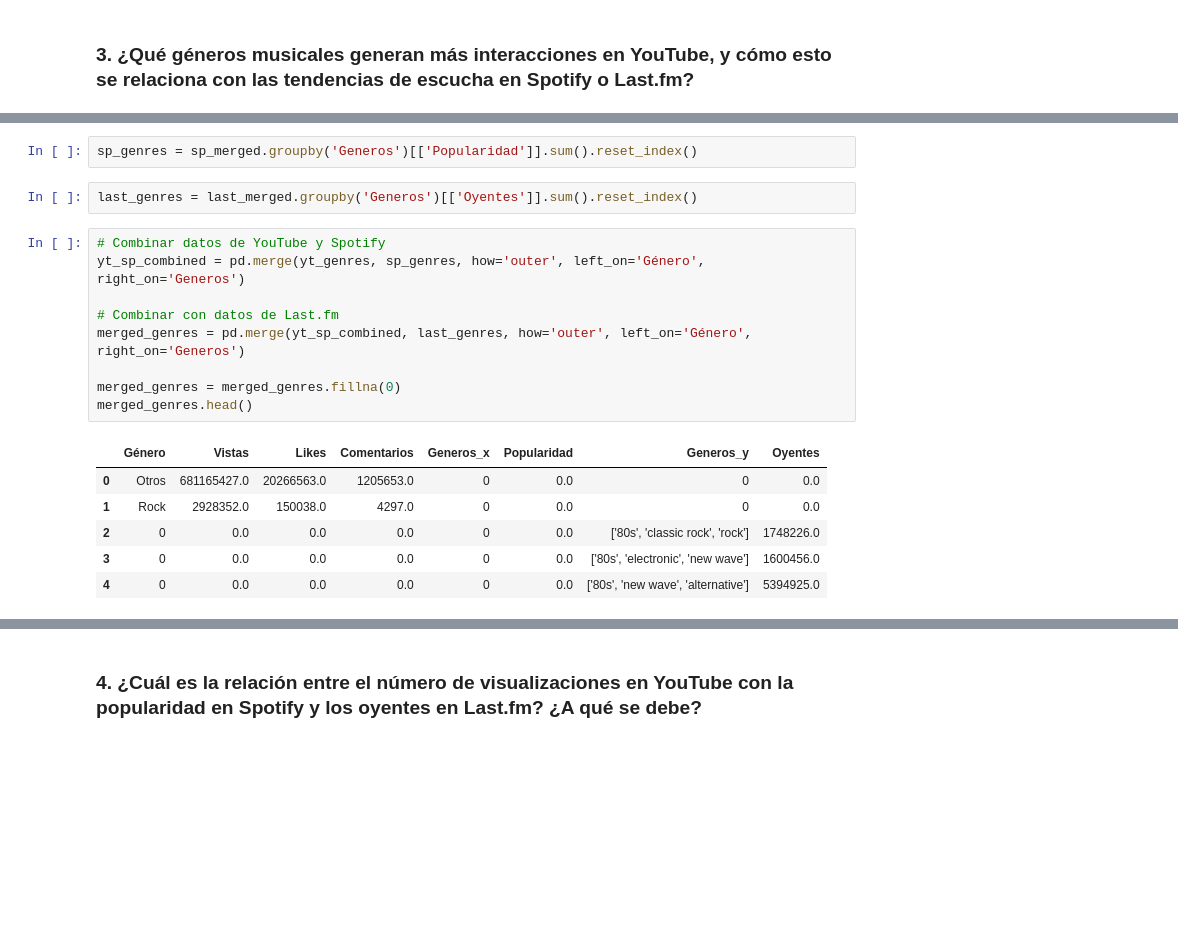
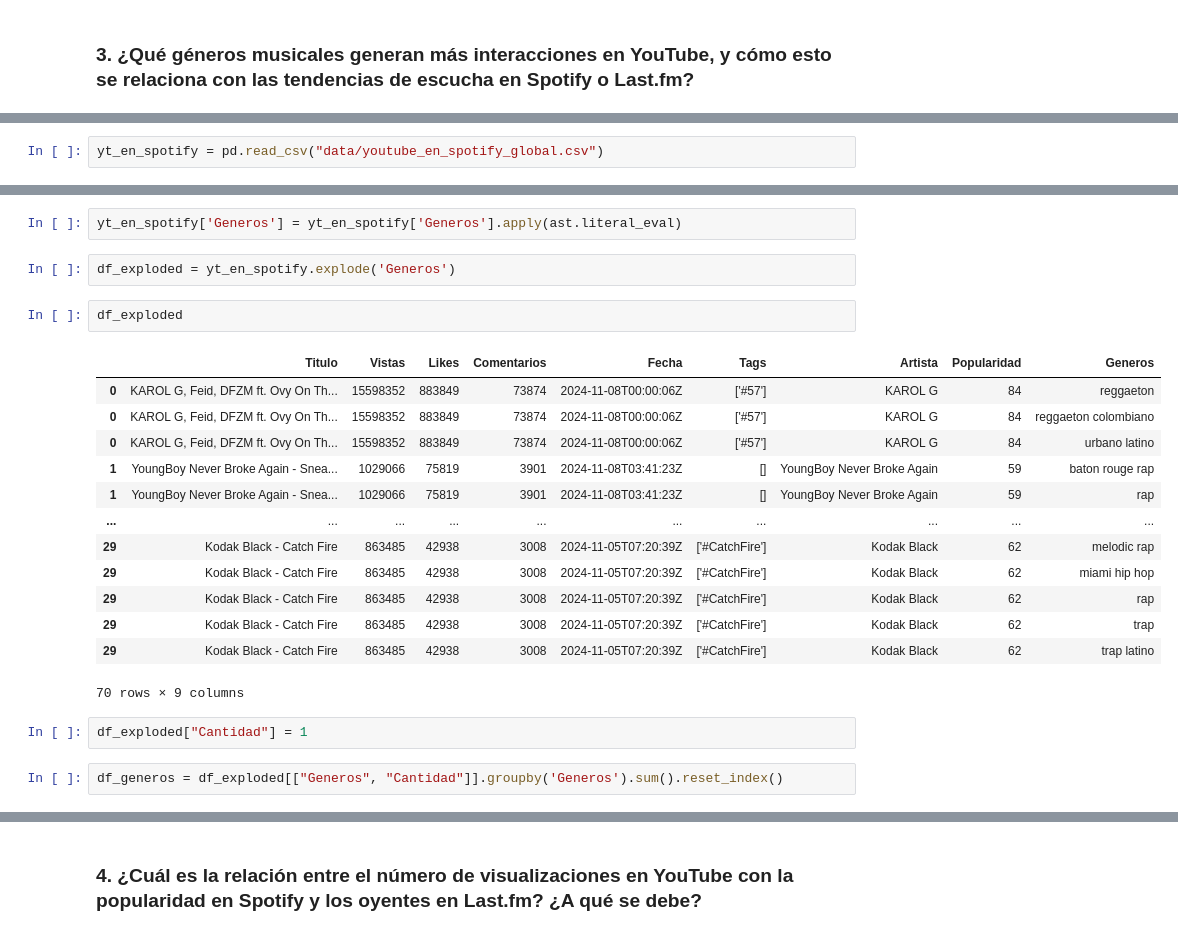
Before and after one commit to wattmoox/Proyecto_Data_Sience, a Jupyter notebook: main.ipynb, the cells around one changed output, grey strips where cells are left out. Saved outputs shown, nothing was run; the diff lists cells and outputs as text; blank space fills up the shorter version.

```diff
--- a/main.ipynb
+++ b/main.ipynb
@@ -232,0 +230,2 @@ yt_genres = yt_merged.groupby('Género')[['Vistas', 'Likes', 'Comentarios']].sum
+# %%
+yt_en_spotify = pd.read_csv("data/youtube_en_spotify_global.csv")
@@ -233,20 +241,24 @@ yt_genres = yt_merged.groupby('Género')[['Vistas', 'Likes', 'Comentarios']].sum
+# %%
+yt_en_spotify['Generos'] = yt_en_spotify['Generos'].apply(ast.literal_eval)
+# %%
+df_exploded = yt_en_spotify.explode('Generos')
+# %%
+df_exploded
+# %% [output]
+|  | Titulo | Vistas | Likes | Comentarios | Fecha | Tags | Artista | Popularidad | Generos |
+| 0 | KAROL G, Feid, DFZM ft. Ovy On Th... | 15598352 | 883849 | 73874 | 2024-11-08T00:00:06Z | ['#57'] | KAROL G | 84 | reggaeton |
+| 0 | KAROL G, Feid, DFZM ft. Ovy On Th... | 15598352 | 883849 | 73874 | 2024-11-08T00:00:06Z | ['#57'] | KAROL G | 84 | reggaeton colombiano |
+| 0 | KAROL G, Feid, DFZM ft. Ovy On Th... | 15598352 | 883849 | 73874 | 2024-11-08T00:00:06Z | ['#57'] | KAROL G | 84 | urbano latino |
+| 1 | YoungBoy Never Broke Again - Snea... | 1029066 | 75819 | 3901 | 2024-11-08T03:41:23Z | [] | YoungBoy Never Broke Again | 59 | baton rouge rap |
+| 1 | YoungBoy Never Broke Again - Snea... | 1029066 | 75819 | 3901 | 2024-11-08T03:41:23Z | [] | YoungBoy Never Broke Again | 59 | rap |
+| ... | ... | ... | ... | ... | ... | ... | ... | ... | ... |
+| 29 | Kodak Black - Catch Fire | 863485 | 42938 | 3008 | 2024-11-05T07:20:39Z | ['#CatchFire'] | Kodak Black | 62 | melodic rap |
+| 29 | Kodak Black - Catch Fire | 863485 | 42938 | 3008 | 2024-11-05T07:20:39Z | ['#CatchFire'] | Kodak Black | 62 | miami hip hop |
+| 29 | Kodak Black - Catch Fire | 863485 | 42938 | 3008 | 2024-11-05T07:20:39Z | ['#CatchFire'] | Kodak Black | 62 | rap |
+| 29 | Kodak Black - Catch Fire | 863485 | 42938 | 3008 | 2024-11-05T07:20:39Z | ['#CatchFire'] | Kodak Black | 62 | trap |
+| 29 | Kodak Black - Catch Fire | 863485 | 42938 | 3008 | 2024-11-05T07:20:39Z | ['#CatchFire'] | Kodak Black | 62 | trap latino |
+70 rows × 9 columns
+# %%
+df_exploded["Cantidad"] = 1
 # %%
-sp_genres = sp_merged.groupby('Generos')[['Popularidad']].sum().reset_index()
+df_generos = df_exploded[["Generos", "Cantidad"]].groupby('Generos').sum().reset_index()
-# %%
-last_genres = last_merged.groupby('Generos')[['Oyentes']].sum().reset_index()
-# %%
-# Combinar datos de YouTube y Spotify
-yt_sp_combined = pd.merge(yt_genres, sp_genres, how='outer', left_on='Género', right_on='Generos')
-
-# Combinar con datos de Last.fm
-merged_genres = pd.merge(yt_sp_combined, last_genres, how='outer', left_on='Género', right_on='Generos')
-
-merged_genres = merged_genres.fillna(0)
-merged_genres.head()
-# %% [output]
-|  | Género | Vistas | Likes | Comentarios | Generos_x | Popularidad | Generos_y | Oyentes |
-| 0 | Otros | 681165427.0 | 20266563.0 | 1205653.0 | 0 | 0.0 | 0 | 0.0 |
-| 1 | Rock | 2928352.0 | 150038.0 | 4297.0 | 0 | 0.0 | 0 | 0.0 |
-| 2 | 0 | 0.0 | 0.0 | 0.0 | 0 | 0.0 | ['80s', 'classic rock', 'rock'] | 1748226.0 |
-| 3 | 0 | 0.0 | 0.0 | 0.0 | 0 | 0.0 | ['80s', 'electronic', 'new wave'] | 1600456.0 |
-| 4 | 0 | 0.0 | 0.0 | 0.0 | 0 | 0.0 | ['80s', 'new wave', 'alternative'] | 5394925.0 |
```
Also changed, not shown: parts of 32 cells of this notebook, 5 other files.
